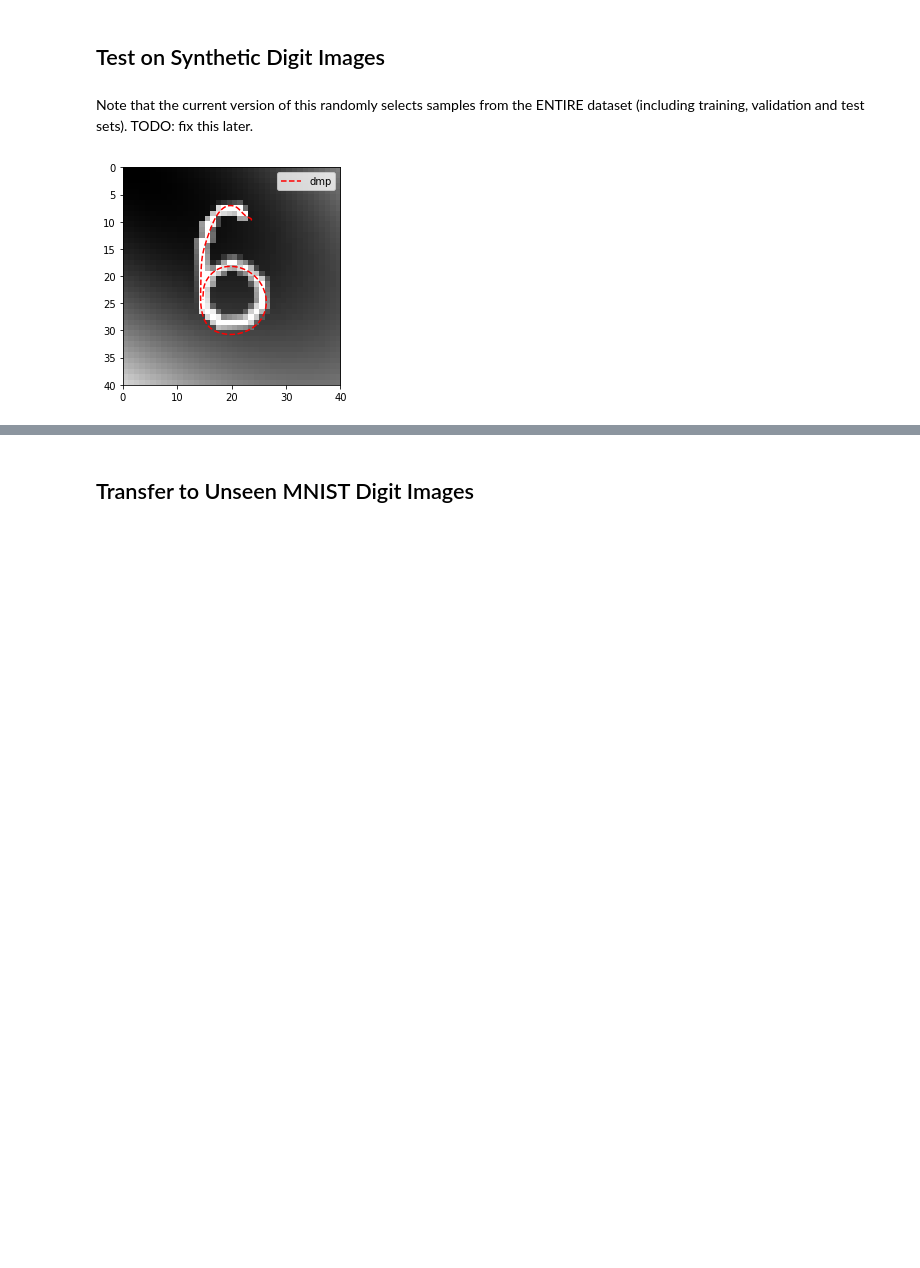
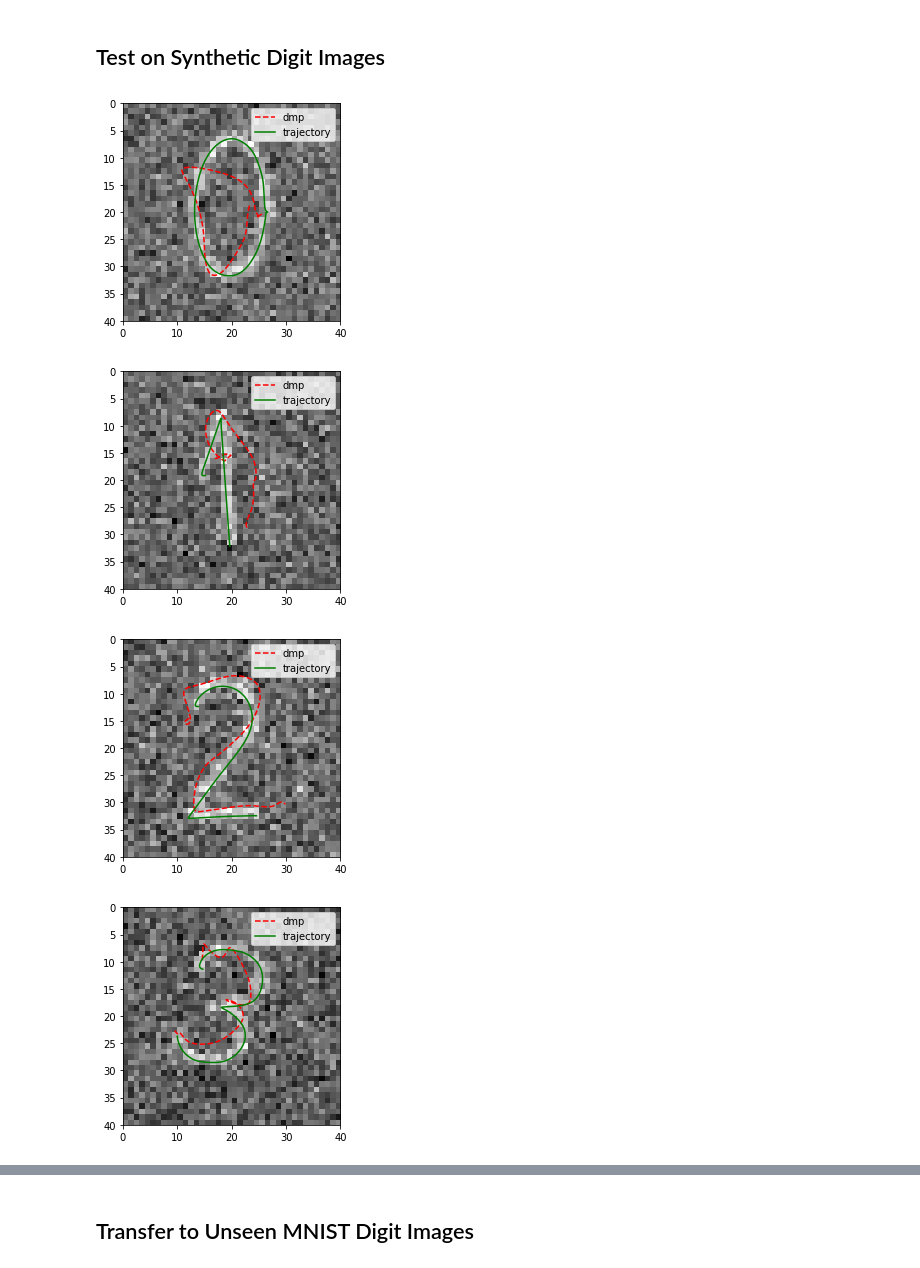
Before and after one commit to abr-ijs/imednet, a Jupyter notebook: notebooks/Pretrained CNN + Encoder-Decoder.ipynb, the cells around one changed output, grey strips where cells are left out. Cells and saved outputs as stored; diff of their text form; code cells hidden in the pictures; blank space fills up the shorter version.

```diff
--- a/notebooks/Pretrained CNN + Encoder-Decoder.ipynb
+++ b/notebooks/Pretrained CNN + Encoder-Decoder.ipynb
@@ -88,4 +105,0 @@ model = CNNEncoderDecoderNet(cnn_model_load_path, layer_sizes, scale)
-# %%
-# Initialize the model
-net_params_path = os.path.join(model_load_path, 'net_parameters')
-model.load_state_dict(torch.load(net_params_path))
@@ -94,9 +128,29 @@ FileNotFoundError: [Errno 2] No such file or directory: '/home0/barry.ridge/Proj
+# %%
+# Load data and scale it
+images, outputs, scale, original_trj = MatLoader.load_data(data_path)
+
+# Load the data split from the 'net_indeks.npy' file.
+# NOTE: This is the train/val/test split that was used to divide the
+# dataset originally used to train the model.
+# We use the same split on the other datasets listed here for
+# convenience, because they are the same size.
+# TODO: This should be fixed.  The data splitting function should
+# be moved from the trainer to the data loaders.
+trainer = Trainer()
+trainer.indeks = np.load(os.path.join(model_path, 'net_indeks.npy'))
+
+input_data_train_b, output_data_train_b, \
+    input_data_test_b, output_data_test_b, \
+    input_data_validate_b, output_data_validate_b \
+    = trainer.split_dataset(images, outputs)
 # %% [markdown]
 ## Test on Synthetic Digit Images
-# %% [markdown]
-Note that the current version of this randomly selects samples from the ENTIRE dataset (including training, validation and test sets).  TODO: fix this later.
+# %%
+torch_images = input_data_test_b[test_sample_indices, :]
+torch_outputs = output_data_test_b[test_sample_indices, :]
 # %%
-torch_images = torch.autograd.Variable(torch.from_numpy(images)).float()
-torch_outputs = torch.autograd.Variable(torch.from_numpy(outputs)).float()
+# test_sample_indices = [0, 1, 2, 3, 4, 5, 6, 7, 8, 9]
+# torch_images = torch.autograd.Variable(torch.from_numpy(images[test_sample_indices, :])).float()
+# torch_outputs = torch.autograd.Variable(torch.from_numpy(outputs[test_sample_indices, :])).float()
 # %%
 torch_predicted_outputs = model(torch_images)
@@ -105,10 +157,13 @@ trainer = Trainer()
 # %%
-i_sample = np.random.randint(outputs.shape[0])
-sample_output_dmp = trainer.create_dmp(torch_outputs[i_sample,:], model.scale, 0.01, 25, True)
-torch_sample_predicted_output = torch.cat((torch.tensor([-1.]), torch_predicted_outputs[i_sample,:]), 0)
-sample_predicted_output_dmp = trainer.create_dmp(torch_sample_predicted_output, model.scale, 0.01, 25, True)
-sample_output_dmp.joint()
-# mat = trainer.show_dmp(images[i_sample,:], sample_output_dmp.Y, sample_predicted_output_dmp, plot=False)
-mat = trainer.show_dmp(images[i_sample,:], None, sample_predicted_output_dmp, plot=False)
+for i_sample in range(torch_predicted_outputs.shape[0]):
+    sample_output_dmp = trainer.create_dmp(torch_outputs[i_sample,:], model.scale, 0.01, 25, True)
+    torch_sample_predicted_output = torch.cat((torch.tensor([-1.]), torch_predicted_outputs[i_sample,:]), 0)
+    sample_predicted_output_dmp = trainer.create_dmp(torch_sample_predicted_output, model.scale, 0.01, 25, True)
+    sample_output_dmp.joint()
+    mat = trainer.show_dmp(torch_images[i_sample,:], sample_output_dmp.Y, sample_predicted_output_dmp, plot=False)
+    # mat = trainer.show_dmp(torch_images[i_sample,:], None, sample_predicted_output_dmp, plot=False)
 # %% [output]
-[figure, old version]
+[figure, new version]
+[figure, added]
+[figure, added]
+[figure, added]
```
Also changed, not shown: parts of 35 cells of this notebook.
